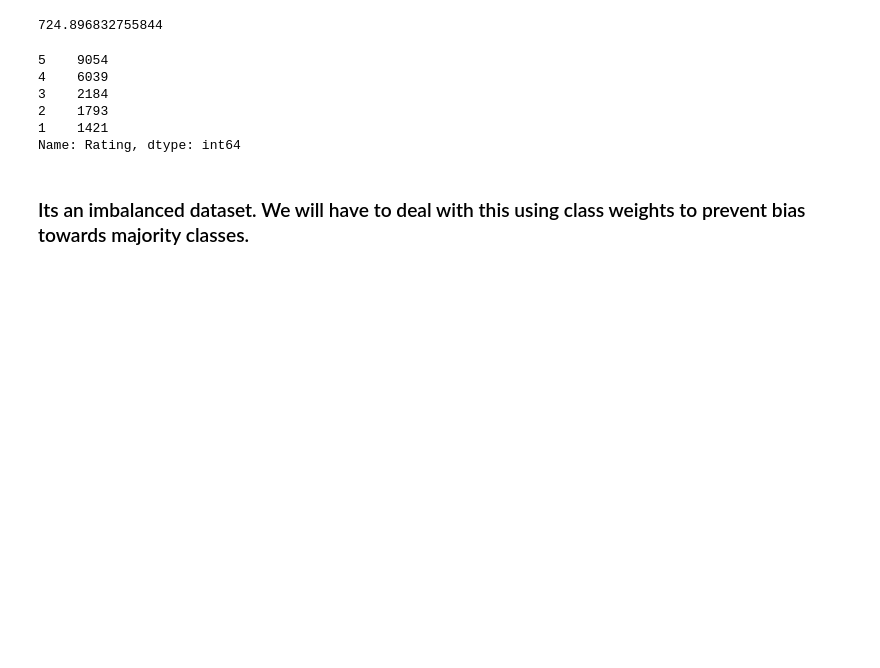
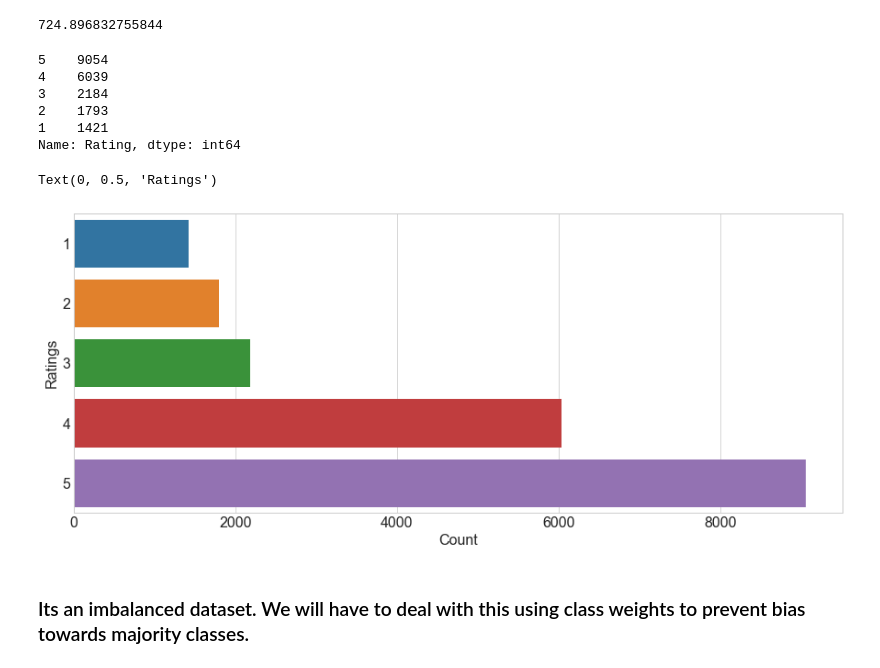
Before and after one commit to VaisakNair7/Hotel-rating-prediction, a Jupyter notebook: Hotel Reviews.ipynb, the cells around one changed output. Drawn from its saved outputs; the diff is of its cells as text; code cells hidden in the pictures; blank space fills up the shorter version.

```diff
--- a/Hotel Reviews.ipynb
+++ b/Hotel Reviews.ipynb
@@ -59,6 +60,16 @@ df['Rating'].value_counts()
 2    1793
 1    1421
 Name: Rating, dtype: int64
+# %%
+plt.style.use('seaborn-whitegrid')
+plt.rcParams.update({'font.size': 16})
+plt.figure(figsize = (15, 6))
+sns.countplot(y = df['Rating'])
+plt.xlabel('Count')
+plt.ylabel('Ratings')
+# %% [output]
+Text(0, 0.5, 'Ratings')
+[figure, added]
 # %% [markdown]
 ### Its an imbalanced dataset. We will have to deal with this using class weights to prevent bias towards majority classes.
 # %% [markdown]
```
Also changed, not shown: parts of 24 cells of this notebook.
